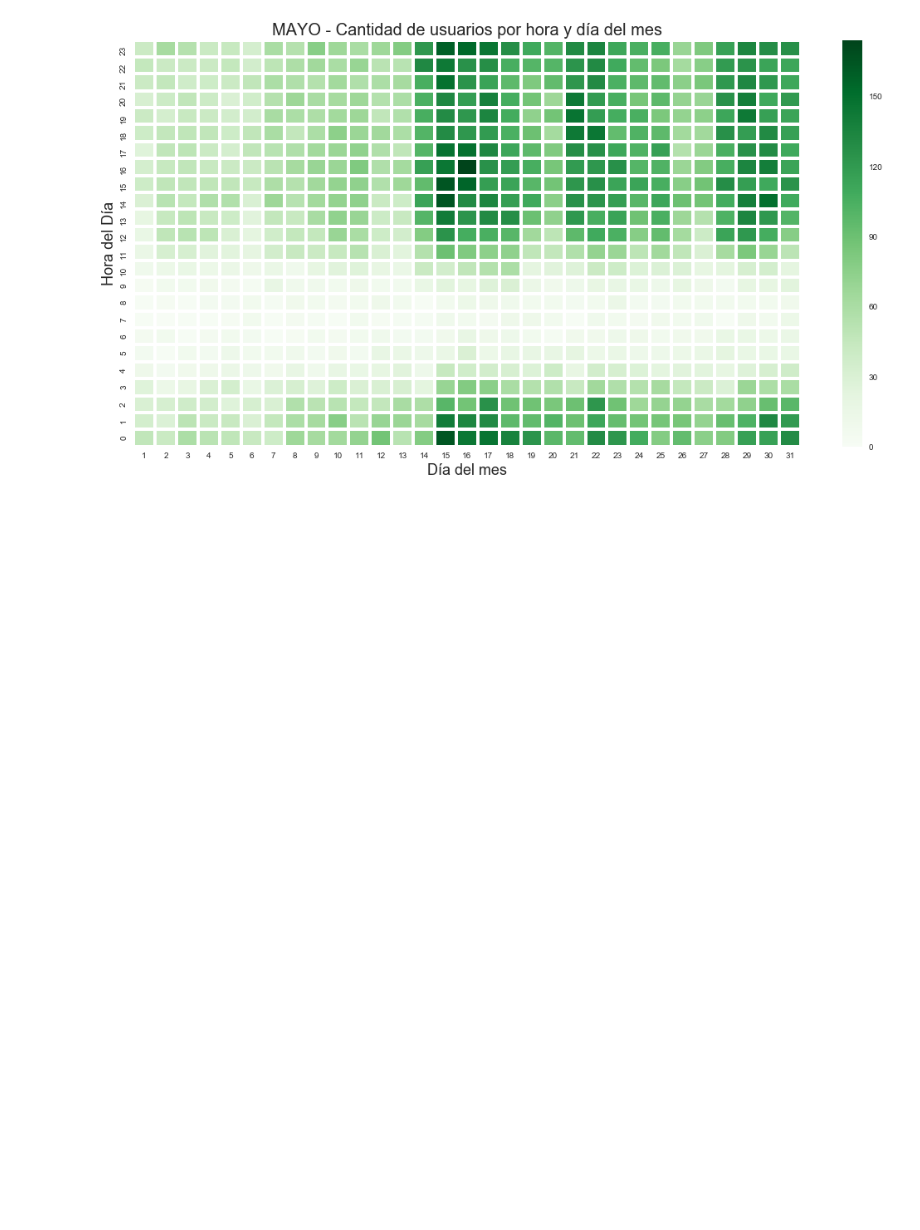
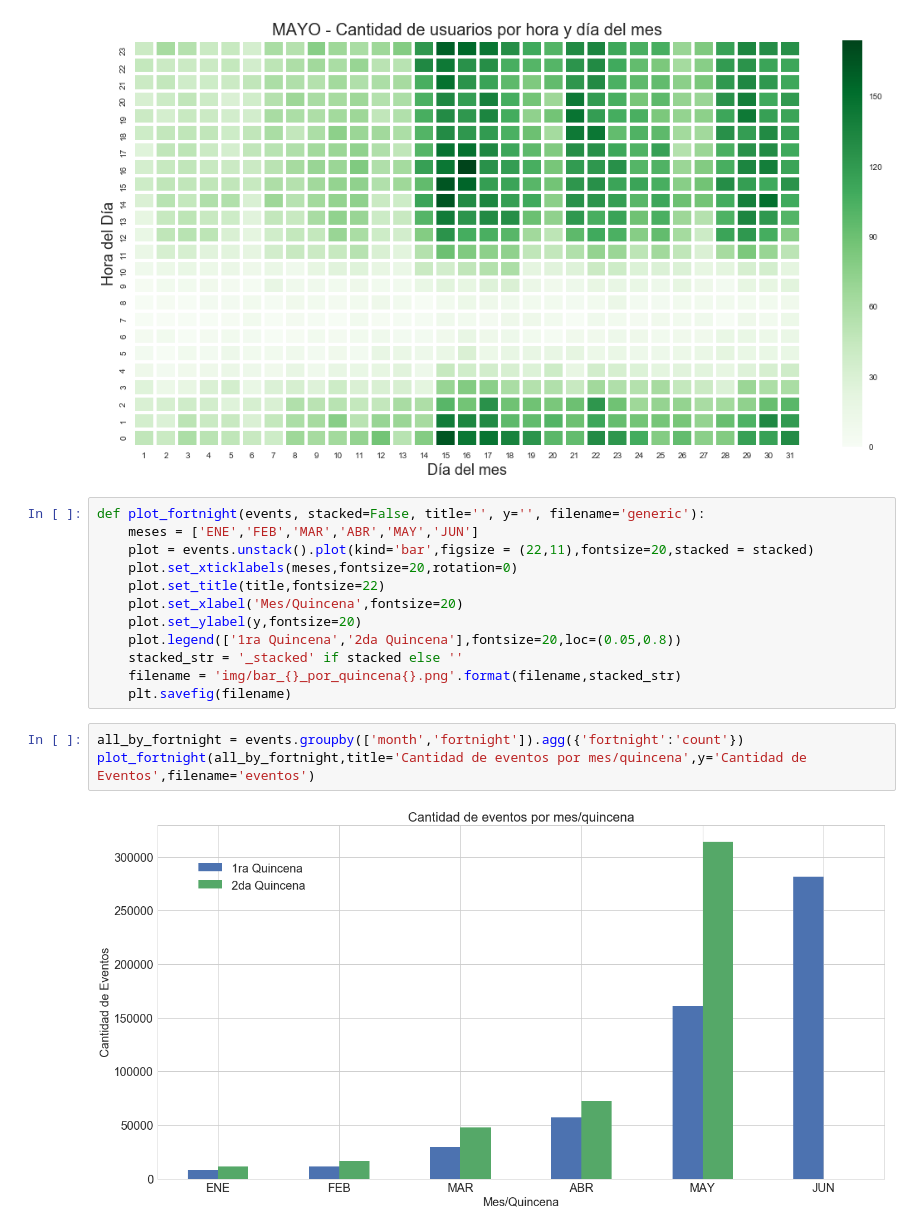
Before and after one commit to jowisaidman/tp1_analisis_exploratorio, a Jupyter notebook: Notebooks/Mateo/Resumen/trafico_analisis.ipynb, the cells around one changed output. Drawn from its saved outputs; the diff is of its cells as text; blank space fills up the shorter version.

```diff
--- a/Notebooks/Mateo/Resumen/trafico_analisis.ipynb
+++ b/Notebooks/Mateo/Resumen/trafico_analisis.ipynb
@@ -177,3 +175,20 @@ heatmap_unique_users_between_dates(desde='2018-05-01 00:00:00',hasta='2018-06-01
 plt.savefig('img/heatmap_users_hour_monthday_may.png')
 # %% [output]
 [figure]
+# %%
+def plot_fortnight(events, stacked=False, title='', y='', filename='generic'):
+    meses = ['ENE','FEB','MAR','ABR','MAY','JUN']
+    plot = events.unstack().plot(kind='bar',figsize = (22,11),fontsize=20,stacked = stacked)
+    plot.set_xticklabels(meses,fontsize=20,rotation=0)
+    plot.set_title(title,fontsize=22)
+    plot.set_xlabel('Mes/Quincena',fontsize=20)
+    plot.set_ylabel(y,fontsize=20)
+    plot.legend(['1ra Quincena','2da Quincena'],fontsize=20,loc=(0.05,0.8))
+    stacked_str = '_stacked' if stacked else ''
+    filename = 'img/bar_{}_por_quincena{}.png'.format(filename,stacked_str)
+    plt.savefig(filename)
+# %%
+all_by_fortnight = events.groupby(['month','fortnight']).agg({'fortnight':'count'})
+plot_fortnight(all_by_fortnight,title='Cantidad de eventos por mes/quincena',y='Cantidad de Eventos',filename='eventos')
+# %% [output]
+[figure, added]
```
Also changed, not shown: parts of 27 cells of this notebook, 18 other files.
